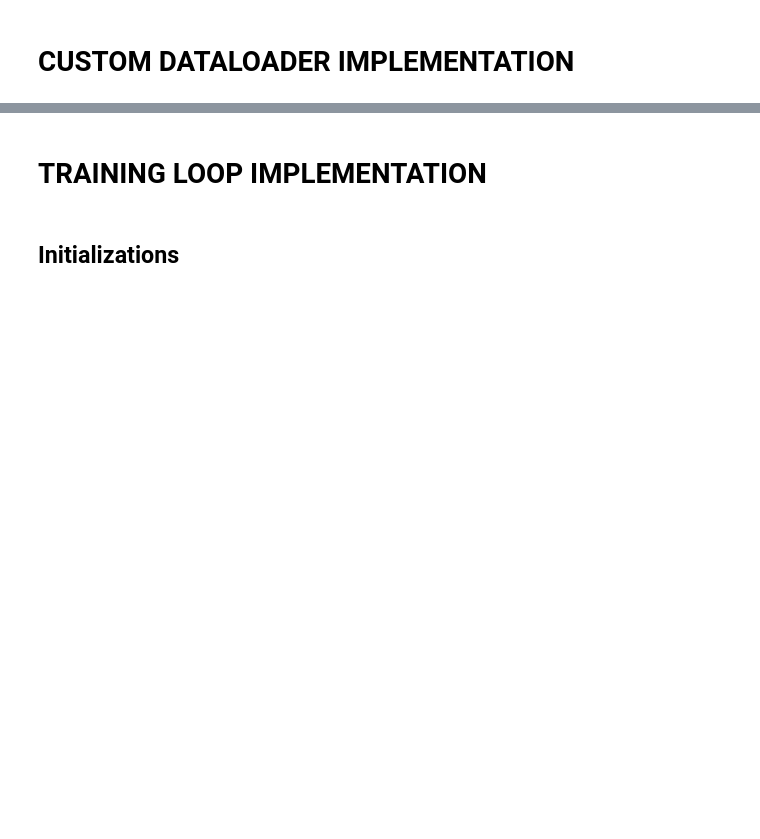
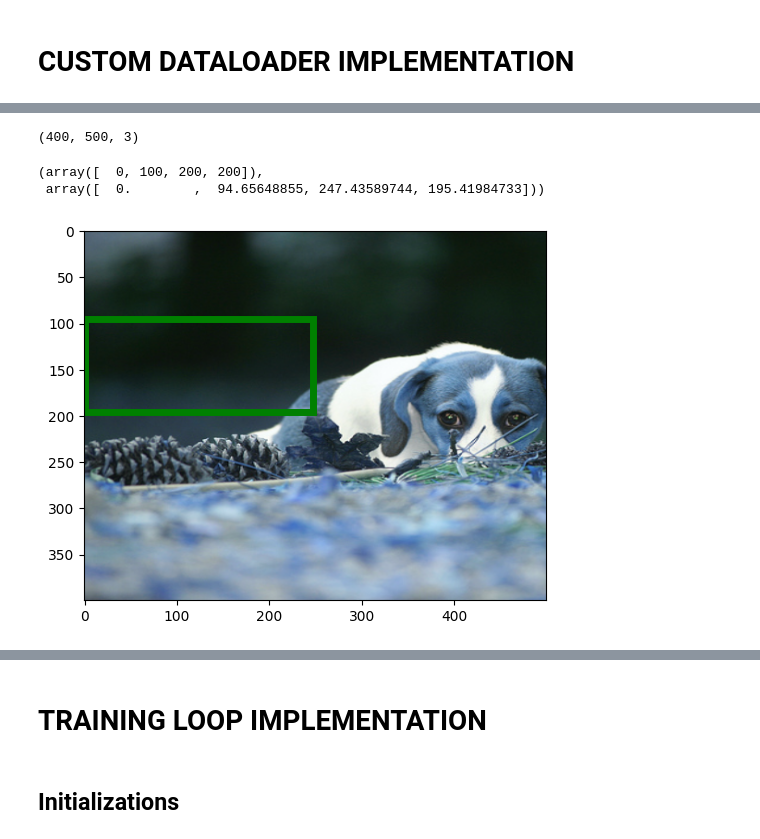
Before and after one commit to mfaisal59/ml_assessment, a Jupyter notebook: ML_Engineer_Take_Home_Assessment.ipynb, the cells around one changed output, grey strips where cells are left out. Drawn from its saved outputs; the diff is of its cells as text; code cells hidden in the pictures; blank space fills up the shorter version.

```diff
--- a/ML_Engineer_Take_Home_Assessment.ipynb
+++ b/ML_Engineer_Take_Home_Assessment.ipynb
@@ -249,0 +542,10 @@ class CustomDataset():
+# %%
+cropped_image, cropped_bbox = crop_image_and_bbox(image=img, bbox=dummy_bbox)
+print(cropped_image.shape)
+plot_image_and_bbox(cropped_image, cropped_bbox)
+dummy_bbox, cropped_bbox
+# %% [output]
+(400, 500, 3)
+(array([  0, 100, 200, 200]),
+ array([  0.        ,  94.65648855, 247.43589744, 195.41984733]))
+[figure, added]
```
Also changed, not shown: parts of 40 cells of this notebook.
